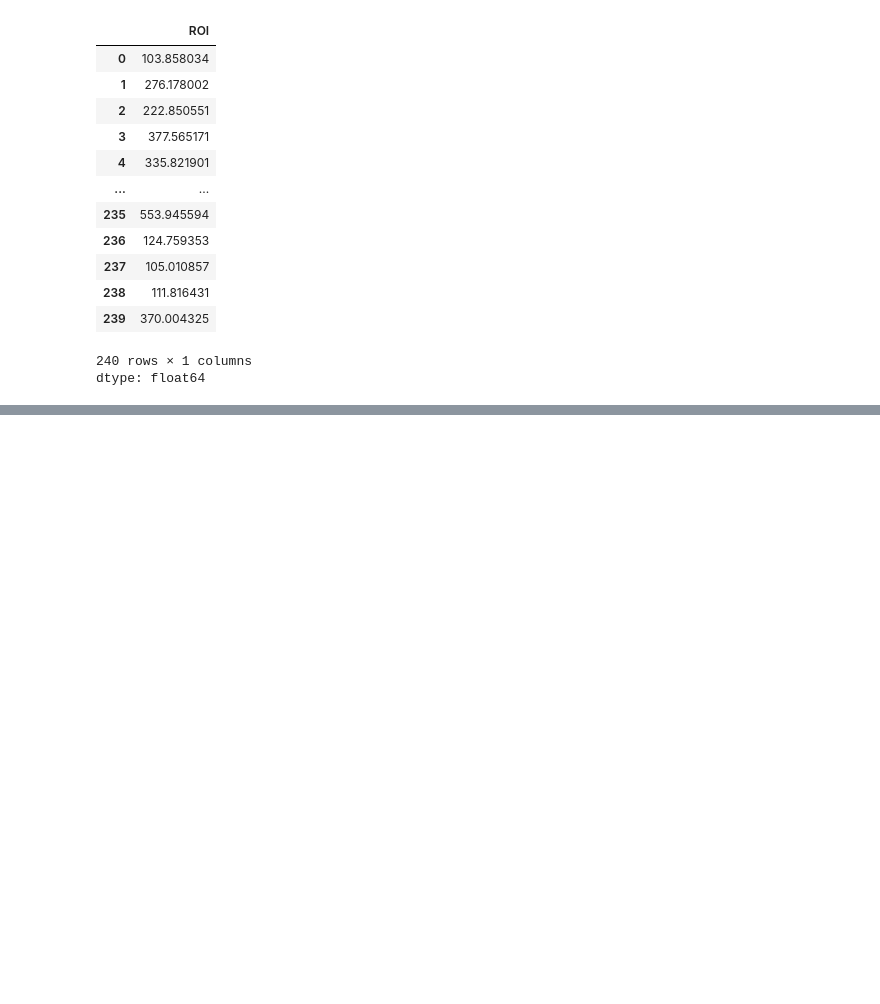
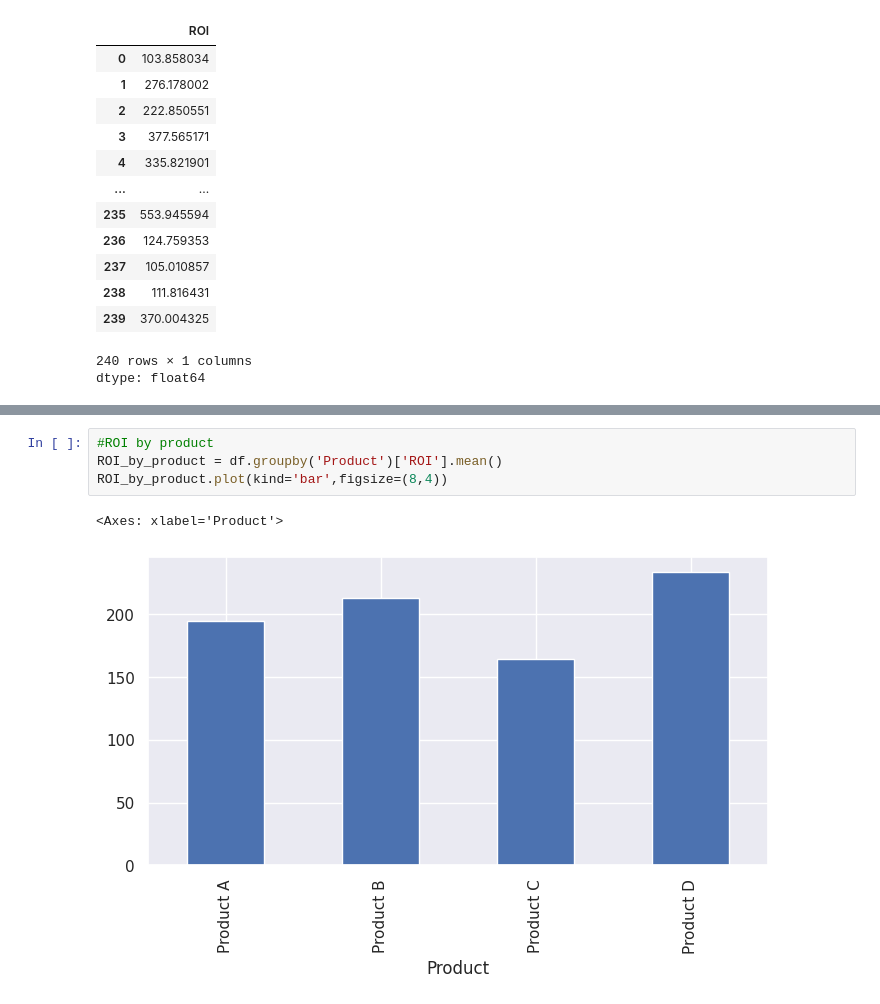
Before and after one commit to coumbacoulibaly/Revenue-Growth-and-Margin-Analysis, a Jupyter notebook: Revenue_Growth_and_Margin_Analysis_for_a_Startup.ipynb, the cells around one changed output, grey strips where cells are left out. Saved outputs shown, nothing was run; the diff lists cells and outputs as text; blank space fills up the shorter version.

```diff
--- a/Revenue_Growth_and_Margin_Analysis_for_a_Startup.ipynb
+++ b/Revenue_Growth_and_Margin_Analysis_for_a_Startup.ipynb
@@ -322,2 +402,9 @@ dtype: float64
+# %%
+#ROI by product
+ROI_by_product = df.groupby('Product')['ROI'].mean()
+ROI_by_product.plot(kind='bar',figsize=(8,4))
+# %% [output]
+<Axes: xlabel='Product'>
+[figure, added]
 # %%
 #Return on Ad Spend (ROAS)
```
Also changed, not shown: parts of 18 cells of this notebook.
